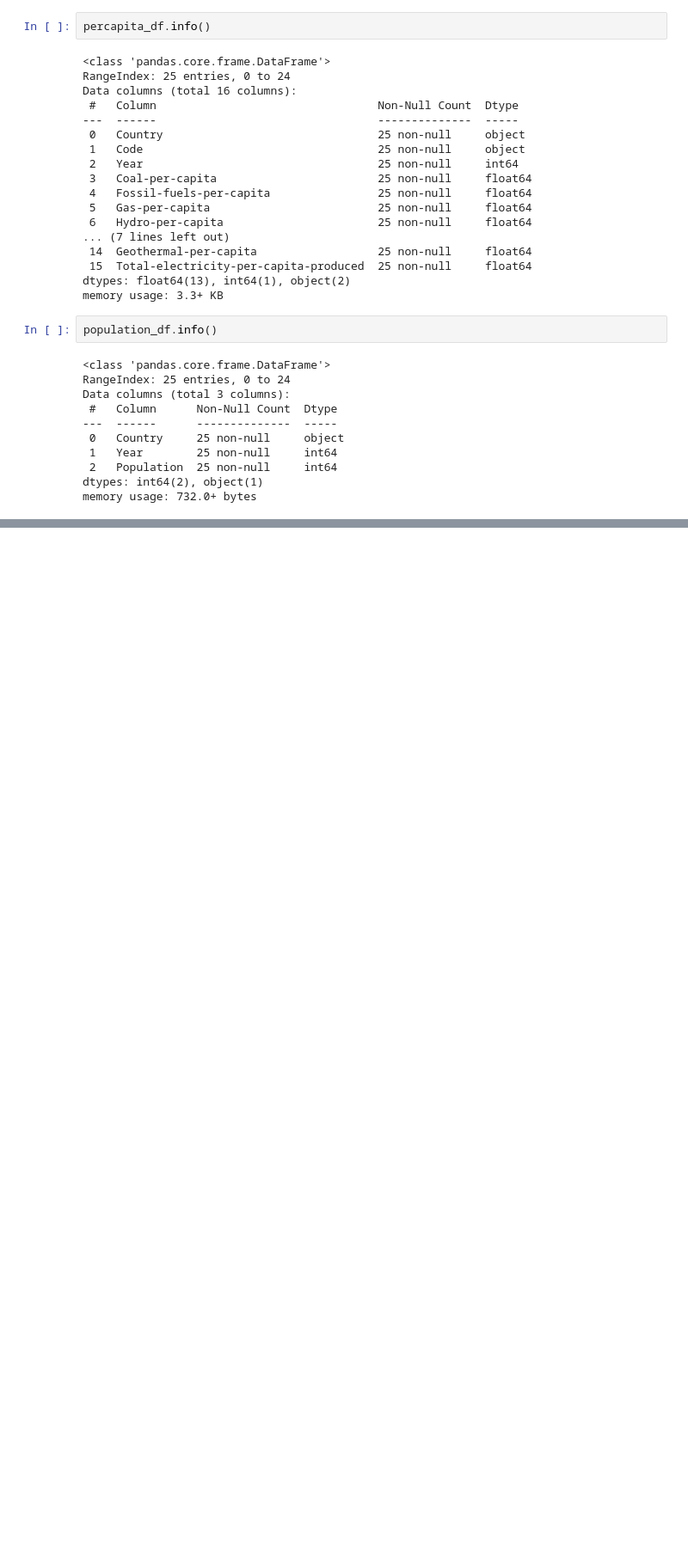
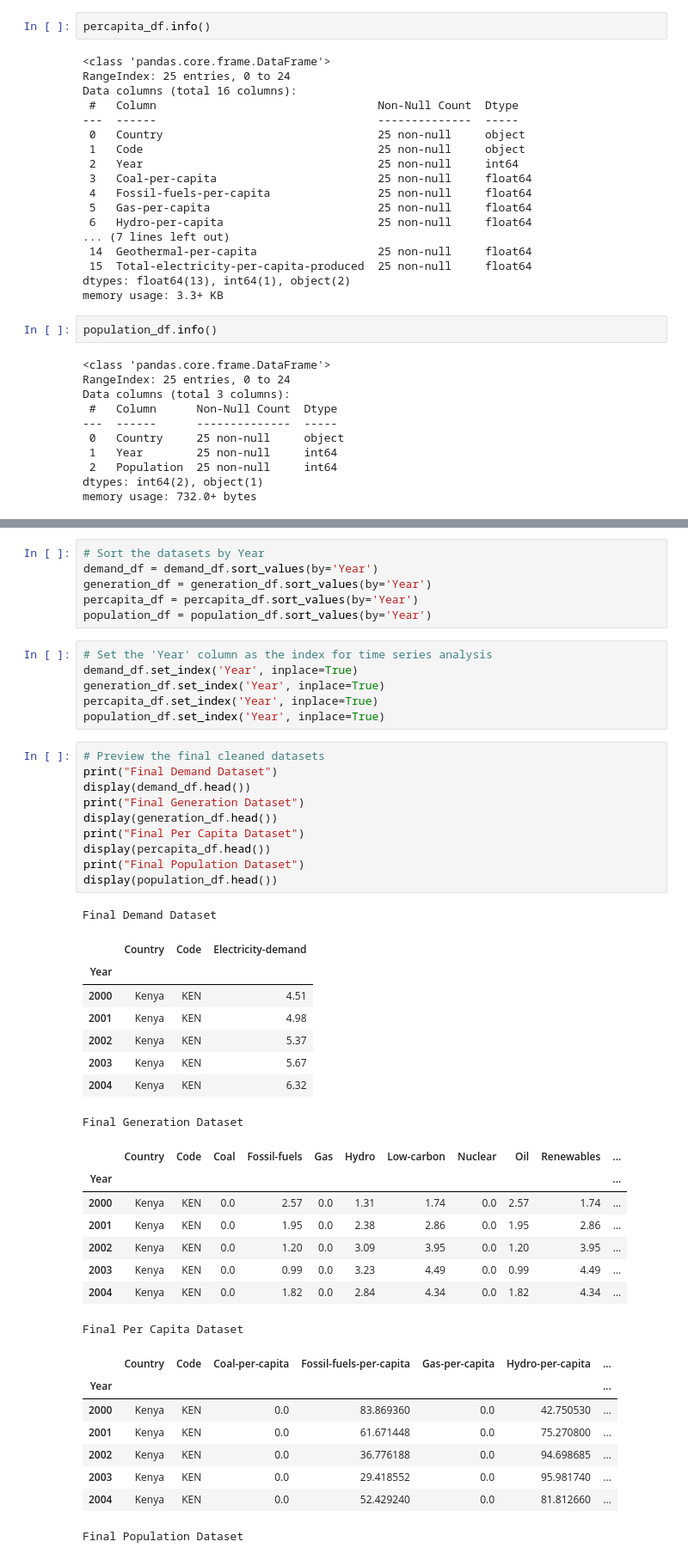
Before and after one commit to Suezan884/Kenya-Electricity-Forecasting, a Jupyter notebook: Notebooks/electricity_forecasting.ipynb, the cells around one changed output, grey strips where cells are left out. Shown at 86% size. Cells and saved outputs as stored; diff of their text form; blank space fills up the shorter version.

```diff
--- a/Notebooks/electricity_forecasting.ipynb
+++ b/Notebooks/electricity_forecasting.ipynb
@@ -152,0 +262,48 @@ memory usage: 732.0+ bytes
+# %%
+# Sort the datasets by Year
+demand_df = demand_df.sort_values(by='Year')
+generation_df = generation_df.sort_values(by='Year')
+percapita_df = percapita_df.sort_values(by='Year')
+population_df = population_df.sort_values(by='Year')
+# %%
+# Set the 'Year' column as the index for time series analysis
+demand_df.set_index('Year', inplace=True)
+generation_df.set_index('Year', inplace=True)
+percapita_df.set_index('Year', inplace=True)
+population_df.set_index('Year', inplace=True)
+# %%
+# Preview the final cleaned datasets
+print("Final Demand Dataset")
+display(demand_df.head())
+print("Final Generation Dataset")
+display(generation_df.head())
+print("Final Per Capita Dataset")
+display(percapita_df.head())
+print("Final Population Dataset")
+display(population_df.head())
+# %% [output]
+Final Demand Dataset
+|  | Country | Code | Electricity-demand |
+| Year |  |  |  |
+| 2000 | Kenya | KEN | 4.51 |
+| 2001 | Kenya | KEN | 4.98 |
+| 2002 | Kenya | KEN | 5.37 |
+| 2003 | Kenya | KEN | 5.67 |
+| 2004 | Kenya | KEN | 6.32 |
+Final Generation Dataset
+|  | Country | Code | Coal | Fossil-fuels | Gas | Hydro | Low-carbon | Nuclear | Oil | Renewables | ... |
+| Year |  |  |  |  |  |  |  |  |  |  | ... |
+| 2000 | Kenya | KEN | 0.0 | 2.57 | 0.0 | 1.31 | 1.74 | 0.0 | 2.57 | 1.74 | ... |
+| 2001 | Kenya | KEN | 0.0 | 1.95 | 0.0 | 2.38 | 2.86 | 0.0 | 1.95 | 2.86 | ... |
+| 2002 | Kenya | KEN | 0.0 | 1.20 | 0.0 | 3.09 | 3.95 | 0.0 | 1.20 | 3.95 | ... |
+| 2003 | Kenya | KEN | 0.0 | 0.99 | 0.0 | 3.23 | 4.49 | 0.0 | 0.99 | 4.49 | ... |
+| 2004 | Kenya | KEN | 0.0 | 1.82 | 0.0 | 2.84 | 4.34 | 0.0 | 1.82 | 4.34 | ... |
+Final Per Capita Dataset
+|  | Country | Code | Coal-per-capita | Fossil-fuels-per-capita | Gas-per-capita | Hydro-per-capita | ... |
+| Year |  |  |  |  |  |  | ... |
+| 2000 | Kenya | KEN | 0.0 | 83.869360 | 0.0 | 42.750530 | ... |
+| 2001 | Kenya | KEN | 0.0 | 61.671448 | 0.0 | 75.270800 | ... |
+| 2002 | Kenya | KEN | 0.0 | 36.776188 | 0.0 | 94.698685 | ... |
+| 2003 | Kenya | KEN | 0.0 | 29.418552 | 0.0 | 95.981740 | ... |
+| 2004 | Kenya | KEN | 0.0 | 52.429240 | 0.0 | 81.812660 | ... |
+Final Population Dataset
```
Also changed, not shown: parts of 10 cells of this notebook.
